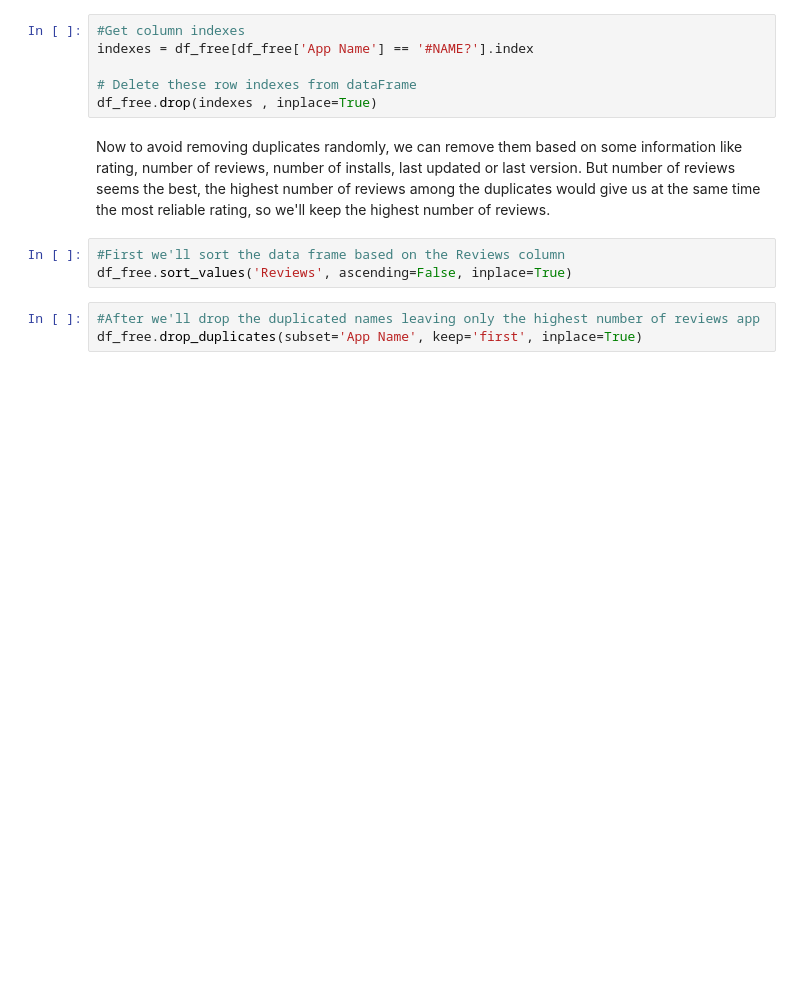
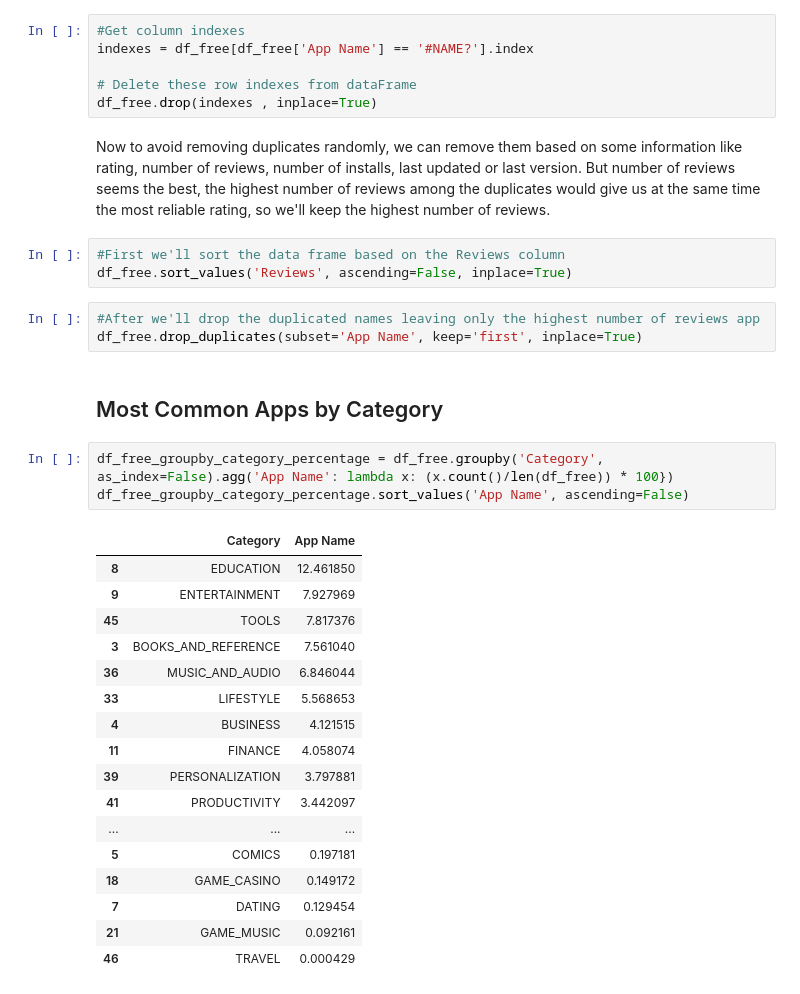
Before and after one commit to guifa/google-play-market-analysis, a Jupyter notebook: notebooks/goole-play-market-analysis.ipynb, the cells around one changed output. Drawn from its saved outputs; the diff is of its cells as text; blank space fills up the shorter version.

Commit message:
Find most common apps by category

```diff
--- a/notebooks/goole-play-market-analysis.ipynb
+++ b/notebooks/goole-play-market-analysis.ipynb
@@ -211,3 +211,26 @@ df_free.sort_values('Reviews', ascending=False, inplace=True)
 # %%
 #After we'll drop the duplicated names leaving only the highest number of reviews app
 df_free.drop_duplicates(subset='App Name', keep='first', inplace=True)
+# %% [markdown]
+## Most Common Apps by Category
+# %%
+df_free_groupby_category_percentage = df_free.groupby('Category', as_index=False).agg('App Name': lambda x: (x.count()/len(df_free)) * 100})
+df_free_groupby_category_percentage.sort_values('App Name', ascending=False)
+# %% [output]
+|  | Category | App Name |
+| 8 | EDUCATION | 12.461850 |
+| 9 | ENTERTAINMENT | 7.927969 |
+| 45 | TOOLS | 7.817376 |
+| 3 | BOOKS_AND_REFERENCE | 7.561040 |
+| 36 | MUSIC_AND_AUDIO | 6.846044 |
+| 33 | LIFESTYLE | 5.568653 |
+| 4 | BUSINESS | 4.121515 |
+| 11 | FINANCE | 4.058074 |
+| 39 | PERSONALIZATION | 3.797881 |
+| 41 | PRODUCTIVITY | 3.442097 |
+| ... | ... | ... |
+| 5 | COMICS | 0.197181 |
+| 18 | GAME_CASINO | 0.149172 |
+| 7 | DATING | 0.129454 |
+| 21 | GAME_MUSIC | 0.092161 |
+| 46 | TRAVEL | 0.000429 |
```
